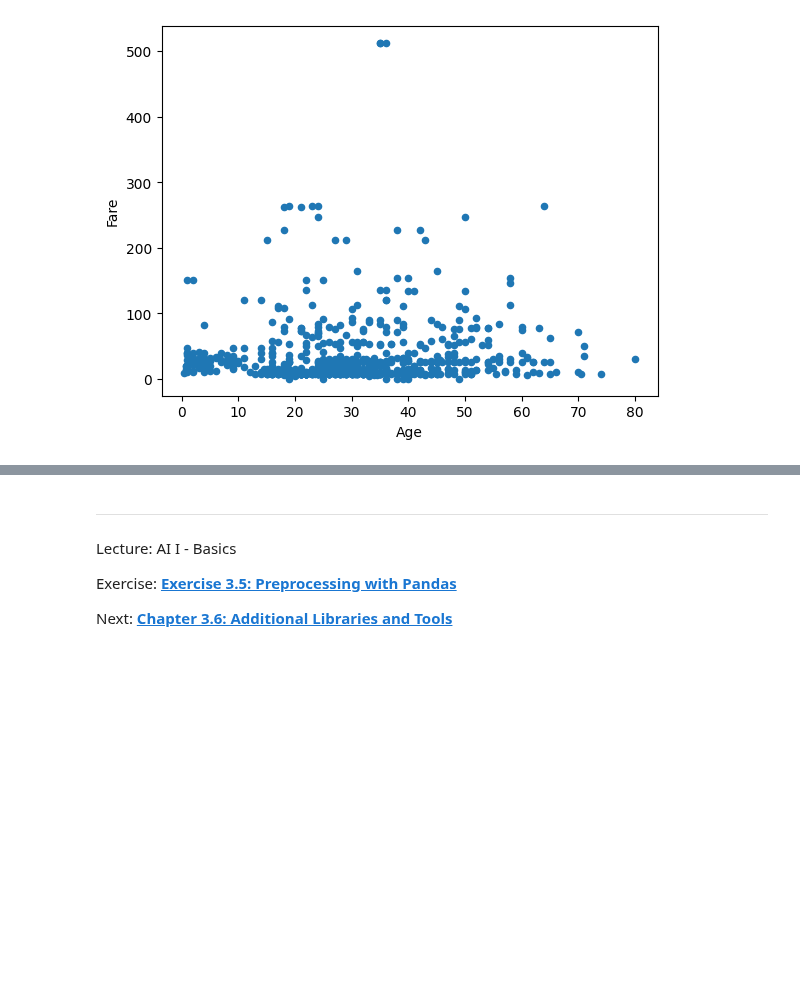
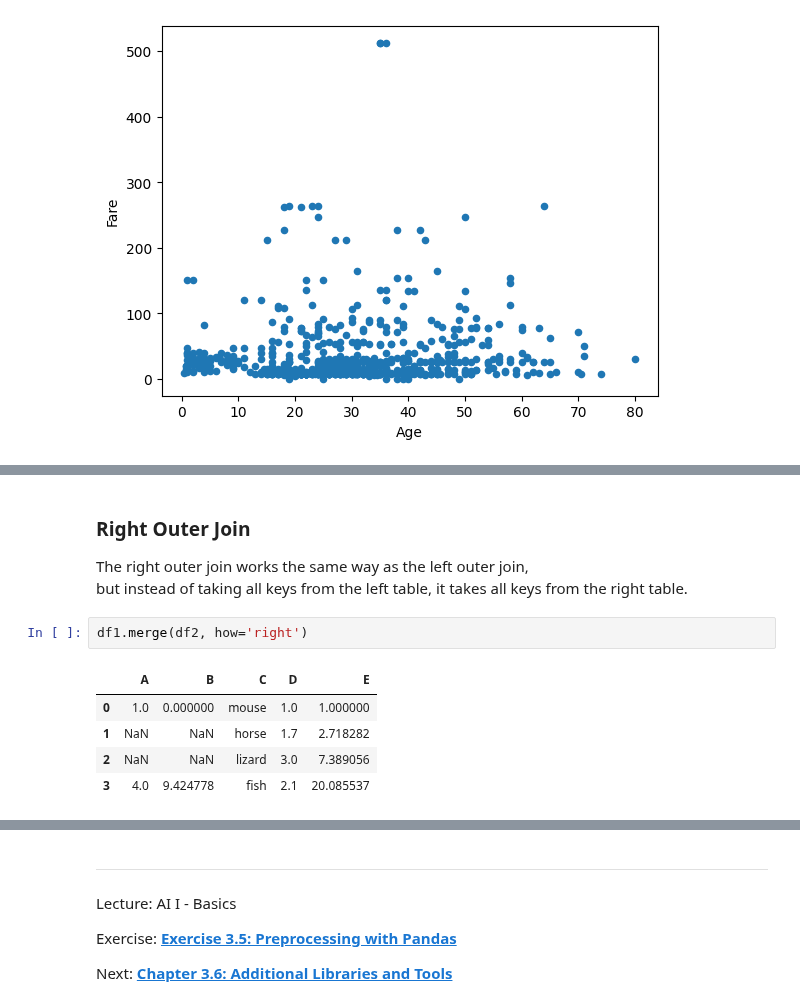
Before and after one commit to iLuckyW/lecture-ai-basics, a Jupyter notebook: chapter/03_data/05_preprocessing.ipynb, the cells around one changed output, grey strips where cells are left out. Saved outputs shown, nothing was run; the diff lists cells and outputs as text; blank space fills up the shorter version.

```diff
--- a/chapter/03_data/05_preprocessing.ipynb
+++ b/chapter/03_data/05_preprocessing.ipynb
@@ -1045,0 +1104,13 @@ titanic[['Age', 'Fare']].plot(kind='scatter', x='Age', y='Fare')
+# %% [markdown]
+### Right Outer Join
+
+The right outer join works the same way as the left outer join,
+but instead of taking all keys from the left table, it takes all keys from the right table.
+# %%
+df1.merge(df2, how='right')
+# %% [output]
+|  | A | B | C | D | E |
+| 0 | 1.0 | 0.000000 | mouse | 1.0 | 1.000000 |
+| 1 | NaN | NaN | horse | 1.7 | 2.718282 |
+| 2 | NaN | NaN | lizard | 3.0 | 7.389056 |
+| 3 | 4.0 | 9.424778 | fish | 2.1 | 20.085537 |
```
Also changed, not shown: parts of 17 cells of this notebook.
